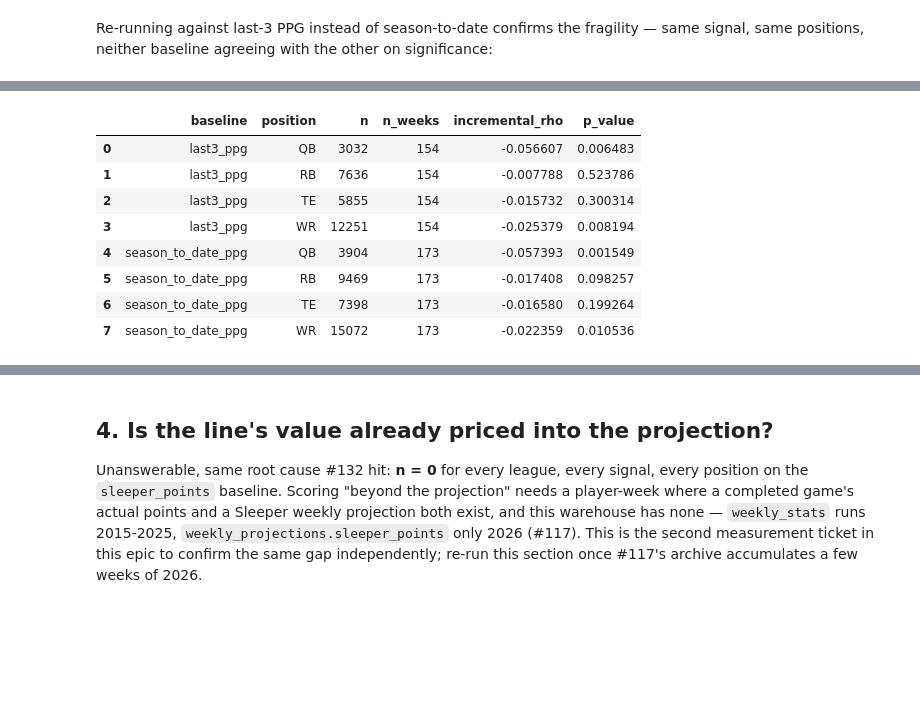
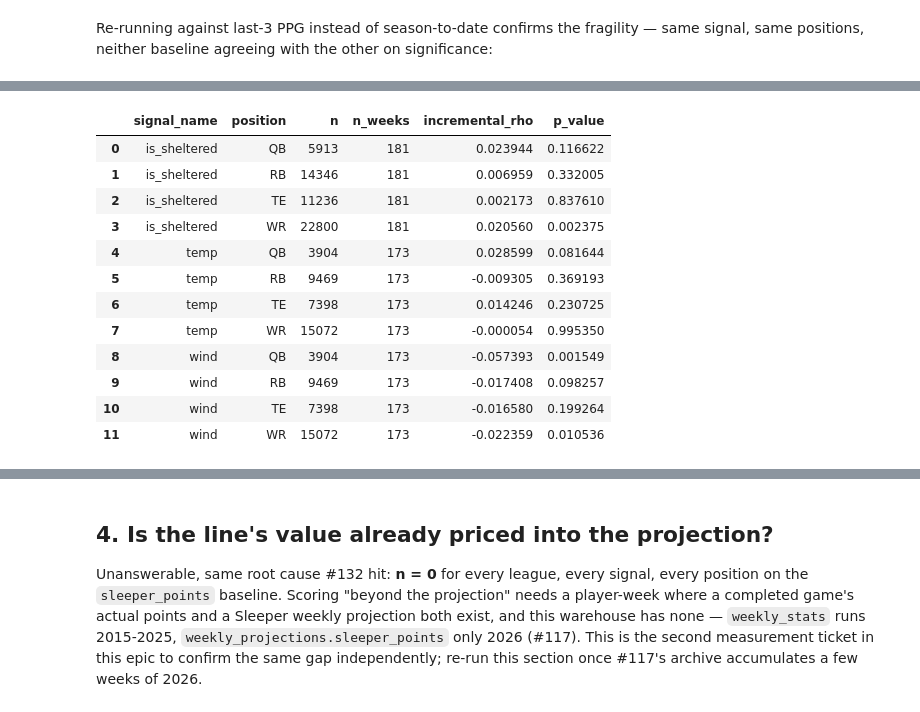
Before and after one commit to CommonFox/going-deep, a Jupyter notebook: notebooks/game_environment.ipynb, the cells around one changed output, grey strips where cells are left out. Saved outputs shown, nothing was run; the diff lists cells and outputs as text; code cells hidden in the pictures; blank space fills up the shorter version.

```diff
--- a/notebooks/game_environment.ipynb
+++ b/notebooks/game_environment.ipynb
@@ -55,13 +59,16 @@ STATS = q(f"""
 """)
 
 GE = q("""
-    SELECT season, week, team, implied_team_total, implied_margin, gamescript_lean, wind
+    SELECT season, week, team, implied_team_total, implied_margin, gamescript_lean, wind, temp, roof
     FROM game_environment
 """)
 # Ordinal encoding of the named bucket, so it can be scored the same way as a continuous signal —
 # tests whether the bucket loses anything relative to the raw margin it's built from.
 LEAN_ORDER = {"big_underdog": -2, "underdog": -1, "pick_em": 0, "favorite": 1, "big_favorite": 2}
 GE["gamescript_lean_ord"] = GE["gamescript_lean"].map(LEAN_ORDER)
+# A closed retractable roof shields the game from wind and precipitation the same way a dome does.
+SHELTER_ORDER = {"outdoors": 0, "open": 0, "closed": 1, "dome": 1}
+GE["is_sheltered"] = GE["roof"].map(SHELTER_ORDER)
 
 LEAGUE_SCORING = {"sleeper": "half_ppr", "espn": "ppr"}
 SIGNAL_COLUMNS = {
@@ -69,6 +76,8 @@ SIGNAL_COLUMNS = {
     "implied_margin": "implied_margin",
     "gamescript_lean_ord": "gamescript_lean_ord",
     "wind": "wind",
+    "temp": "temp",
+    "is_sheltered": "is_sheltered",
 }
 
 
@@ -97,7 +106,9 @@ def build_projection(league_key, population):
     )
 
 
-# Coverage note: how much of the population the team-code mismatch above actually costs.
+# Coverage note: how much of the population the team-code mismatch above actually costs, in both
+# raw counts (what the docstring cites) and the ratio computed from them.
 covered = STATS.merge(GE[["season", "week", "team"]], on=["season", "week", "team"])
-1 - len(covered) / len(STATS)
+missing_rows = len(STATS) - len(covered)
+missing_rows, len(STATS), missing_rows / len(STATS)
 # %% [output]
@@ -224,18 +244,22 @@ warehouse could measure.
 # %%
 q3 = results[
-    (results["signal_name"] == "wind")
-    & (results["baseline"].isin(["season_to_date_ppg", "last3_ppg"]))
+    (results["signal_name"].isin(["wind", "temp", "is_sheltered"]))
+    & (results["baseline"] == "season_to_date_ppg")
     & (results["league_key"] == "sleeper")
     & (results["position"] != "ALL")
-][["baseline", "position", "n", "n_weeks", "incremental_rho", "p_value"]]
-q3.sort_values(["baseline", "position"]).reset_index(drop=True)
+][["signal_name", "position", "n", "n_weeks", "incremental_rho", "p_value"]]
+q3.sort_values(["signal_name", "position"]).reset_index(drop=True)
 # %% [output]
-|  | baseline | position | n | n_weeks | incremental_rho | p_value |
-| 0 | last3_ppg | QB | 3032 | 154 | -0.056607 | 0.006483 |
-| 1 | last3_ppg | RB | 7636 | 154 | -0.007788 | 0.523786 |
-| 2 | last3_ppg | TE | 5855 | 154 | -0.015732 | 0.300314 |
-| 3 | last3_ppg | WR | 12251 | 154 | -0.025379 | 0.008194 |
-| 4 | season_to_date_ppg | QB | 3904 | 173 | -0.057393 | 0.001549 |
-| 5 | season_to_date_ppg | RB | 9469 | 173 | -0.017408 | 0.098257 |
-| 6 | season_to_date_ppg | TE | 7398 | 173 | -0.016580 | 0.199264 |
-| 7 | season_to_date_ppg | WR | 15072 | 173 | -0.022359 | 0.010536 |
+|  | signal_name | position | n | n_weeks | incremental_rho | p_value |
+| 0 | is_sheltered | QB | 5913 | 181 | 0.023944 | 0.116622 |
+| 1 | is_sheltered | RB | 14346 | 181 | 0.006959 | 0.332005 |
+| 2 | is_sheltered | TE | 11236 | 181 | 0.002173 | 0.837610 |
+| 3 | is_sheltered | WR | 22800 | 181 | 0.020560 | 0.002375 |
+| 4 | temp | QB | 3904 | 173 | 0.028599 | 0.081644 |
+| 5 | temp | RB | 9469 | 173 | -0.009305 | 0.369193 |
+| 6 | temp | TE | 7398 | 173 | 0.014246 | 0.230725 |
+| 7 | temp | WR | 15072 | 173 | -0.000054 | 0.995350 |
+| 8 | wind | QB | 3904 | 173 | -0.057393 | 0.001549 |
+| 9 | wind | RB | 9469 | 173 | -0.017408 | 0.098257 |
+| 10 | wind | TE | 7398 | 173 | -0.016580 | 0.199264 |
+| 11 | wind | WR | 15072 | 173 | -0.022359 | 0.010536 |
```
Also changed, not shown: parts of 14 cells of this notebook, 2 other files.
